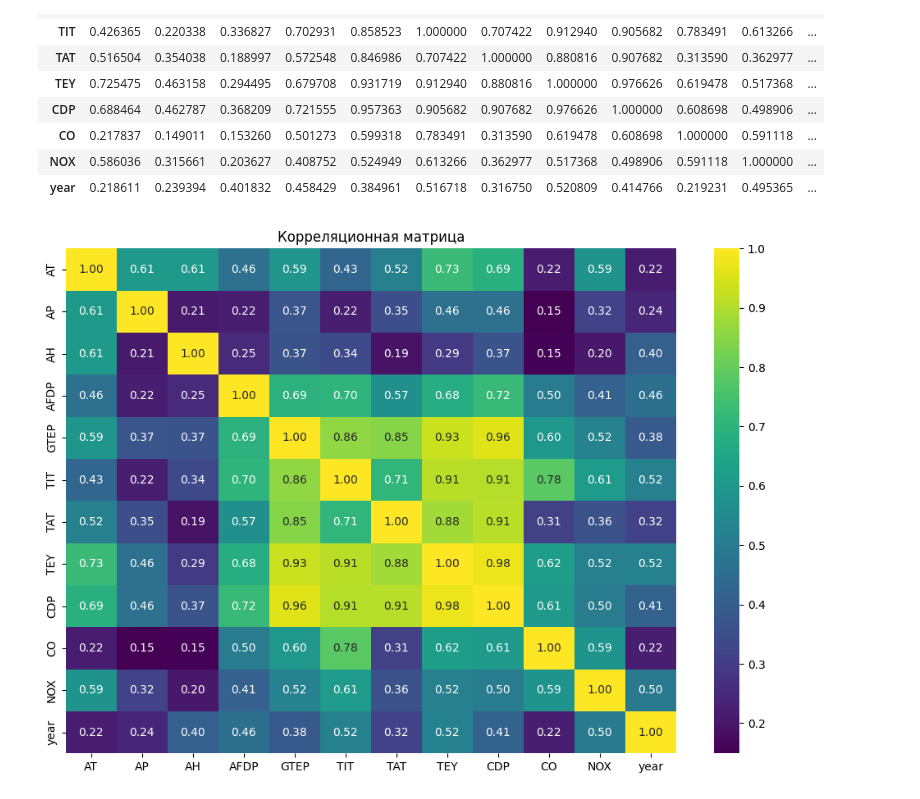
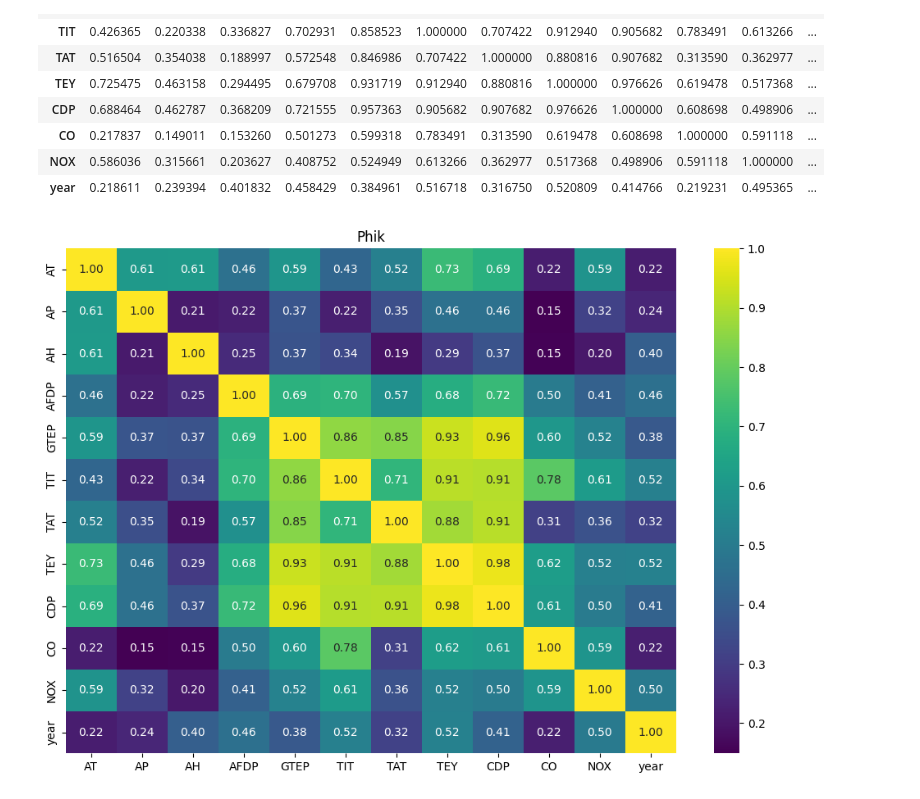
Before and after one commit to lezzzl/ab_tests, a Jupyter notebook: part_2.ipynb, the cells around one changed output. Cells and saved outputs as stored; diff of their text form; code cells hidden in the pictures.

```diff
--- a/part_2.ipynb
+++ b/part_2.ipynb
@@ -399,7 +429,7 @@ interval columns not set, guessing: ['AT', 'AP', 'AH', 'AFDP', 'GTEP', 'TIT', 'T
 # %%
 plt.figure(figsize=(12, 8))
 sns.heatmap(phik_corr, annot=True, fmt='.2f', cmap='viridis')
-plt.title('Корреляционная матрица')
+plt.title('Phik')
 plt.show()
 # %% [output]
-[figure, old version]
+[figure, new version]
```
Also changed, not shown: parts of 10 cells of this notebook, 1 other file.
